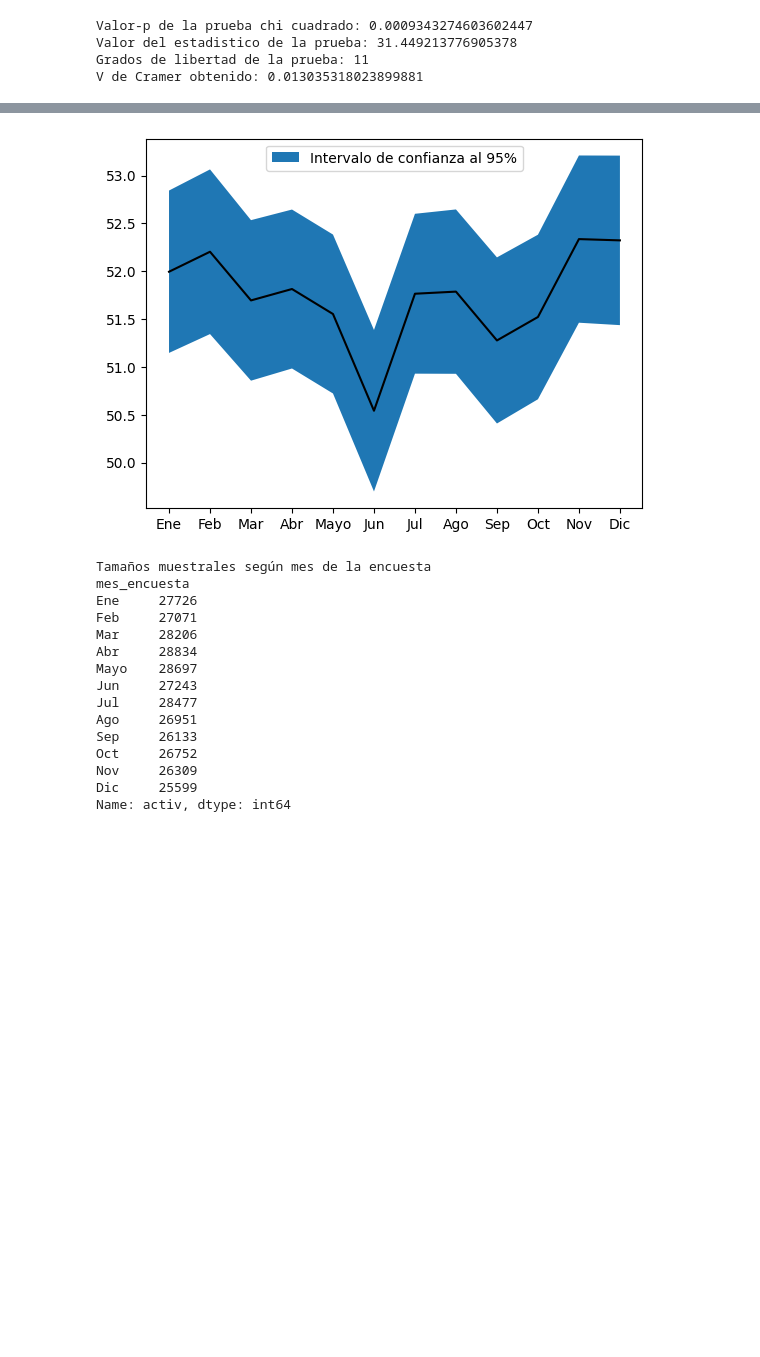
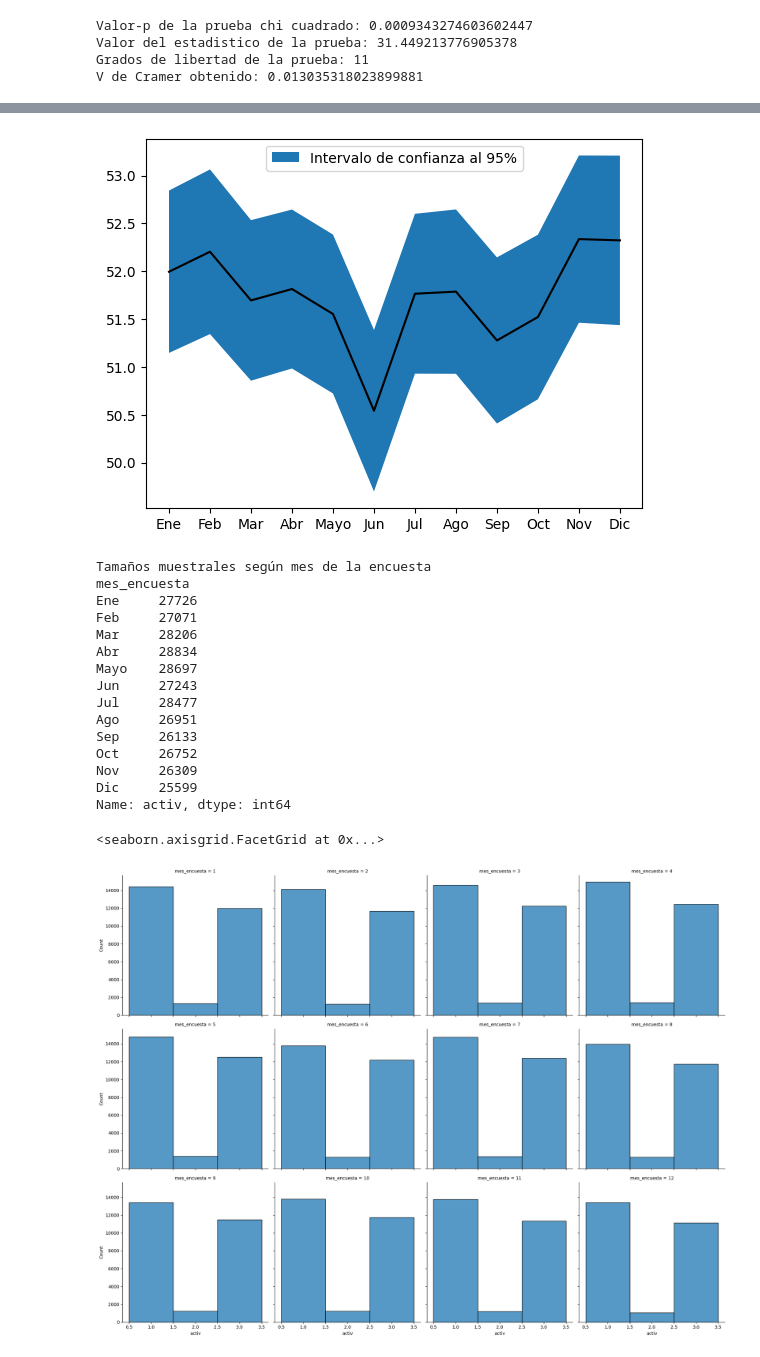
Before and after one commit to cristobalvillegas/proyecto-ine, a Jupyter notebook: main.ipynb, the cells around one changed output, grey strips where cells are left out. Saved outputs shown, nothing was run; the diff lists cells and outputs as text; code cells hidden in the pictures; blank space fills up the shorter version.

```diff
--- a/main.ipynb
+++ b/main.ipynb
@@ -232,11 +257,11 @@ def icp1(df: pd.DataFrame):
     error = cuantil * np.sqrt(to / len(df))
     return [(to - error) * 100, (to + error) * 100]
 
-fuerza_trabajo = data[(data["tramo_edad"].notnull()) & (data["activ"].notnull())]
+pet = data[(data["edad"] >= 15) & (data["activ"].notnull())]
 meses = ["Ene", "Feb", "Mar", "Abr",
          "Mayo", "Jun", "Jul", "Ago",
          "Sep", "Oct", "Nov", "Dic"]
-data_mensual = fuerza_trabajo.groupby("mes_encuesta")
+data_mensual = pet.groupby("mes_encuesta")
 
 tamanos_muestrales = data_mensual["activ"].count()
 tamanos_muestrales = tamanos_muestrales.rename(index={i: meses[i - 1] for i in range(1, 13)})
@@ -247,30 +272,33 @@ ic_inf = []
 ic_sup = []
 for ic_95 in ics_95:
     ic_inf.append(ic_95[0])
     ic_sup.append(ic_95[1])
 plt.plot(meses, tasas_ocupacion.values, color="black")
 
 
 plt.fill_between(meses, ic_inf, ic_sup, label = "Intervalo de confianza al 95%")
 plt.legend()
 plt.show()
 
 print("Tamaños muestrales según mes de la encuesta")
 print(tamanos_muestrales)
+sns.displot(pet, x="activ", col="mes_encuesta", stat="count", discrete=True, col_wrap=4)
 # %% [output]
 [figure]
 Tamaños muestrales según mes de la encuesta
 mes_encuesta
 Ene     27726
 Feb     27071
 Mar     28206
 Abr     28834
 Mayo    28697
 Jun     27243
 Jul     28477
 Ago     26951
 Sep     26133
 Oct     26752
 Nov     26309
 Dic     25599
 Name: activ, dtype: int64
+<seaborn.axisgrid.FacetGrid at 0x...>
+[figure, added]
```
Also changed, not shown: parts of 14 cells of this notebook.
